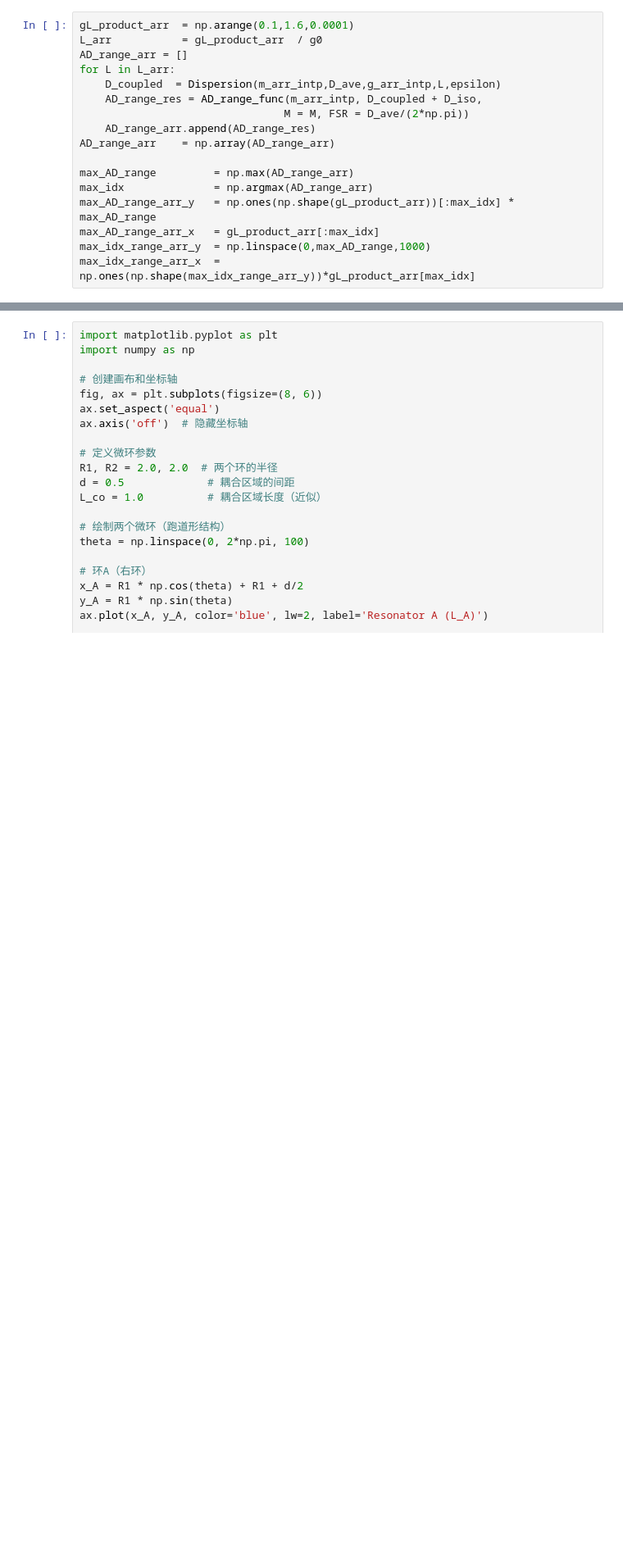
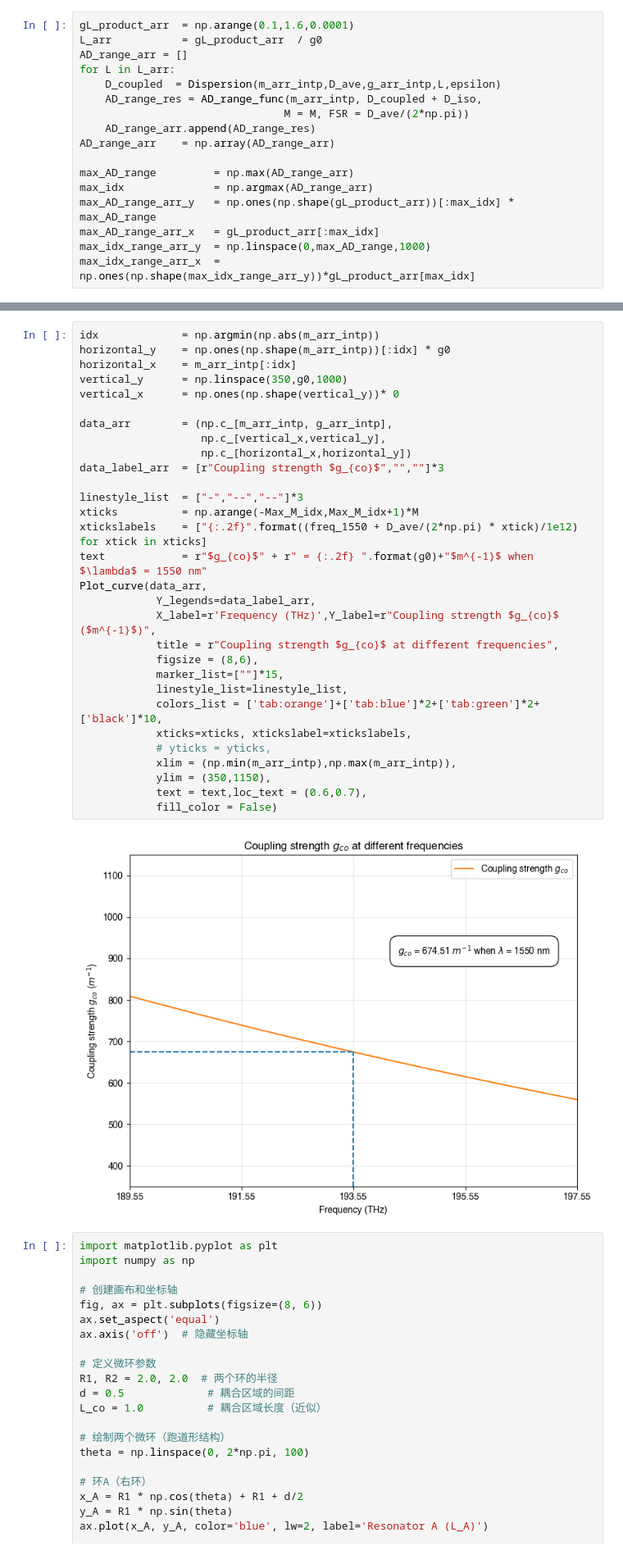
Before and after one commit to Harryxwh/SiNDispersionEngineering, a Jupyter notebook: 2D parallel rings.ipynb, the cells around one changed output, grey strips where cells are left out. Shown at 82% size. Drawn from its saved outputs; the diff is of its cells as text; blank space fills up the shorter version.

```diff
--- a/2D parallel rings.ipynb
+++ b/2D parallel rings.ipynb
@@ -364,3 +362,35 @@ np.float64(1177.7213765912957)
+# %%
+idx             = np.argmin(np.abs(m_arr_intp))
+horizontal_y    = np.ones(np.shape(m_arr_intp))[:idx] * g0
+horizontal_x    = m_arr_intp[:idx]
+vertical_y      = np.linspace(350,g0,1000)
+vertical_x      = np.ones(np.shape(vertical_y))* 0
+
+data_arr        = (np.c_[m_arr_intp, g_arr_intp],
+                   np.c_[vertical_x,vertical_y],
+                   np.c_[horizontal_x,horizontal_y])
+data_label_arr  = [r"Coupling strength $g_{co}$","",""]*3
+
+linestyle_list  = ["-","--","--"]*3
+xticks          = np.arange(-Max_M_idx,Max_M_idx+1)*M
+xtickslabels    = ["{:.2f}".format((freq_1550 + D_ave/(2*np.pi) * xtick)/1e12) for xtick in xticks]
+text            = r"$g_{co}$" + r" = {:.2f} ".format(g0)+"$m^{-1}$ when $\lambda$ = 1550 nm"
+Plot_curve(data_arr,
+            Y_legends=data_label_arr,
+            X_label=r'Frequency (THz)',Y_label=r"Coupling strength $g_{co}$ ($m^{-1}$)",
+            title = r"Coupling strength $g_{co}$ at different frequencies",
+            figsize = (8,6),
+            marker_list=[""]*15,
+            linestyle_list=linestyle_list,
+            colors_list = ['tab:orange']+['tab:blue']*2+['tab:green']*2+['black']*10,
+            xticks=xticks, xtickslabel=xtickslabels,
+            # yticks = yticks,
+            xlim = (np.min(m_arr_intp),np.max(m_arr_intp)),
+            ylim = (350,1150),
+            text = text,loc_text = (0.6,0.7),
+            fill_color = False)
+# %% [output]
+[figure, added]
 # %%
 import matplotlib.pyplot as plt
 import numpy as np
```
Also changed, not shown: parts of 14 cells of this notebook, 6 other files.
